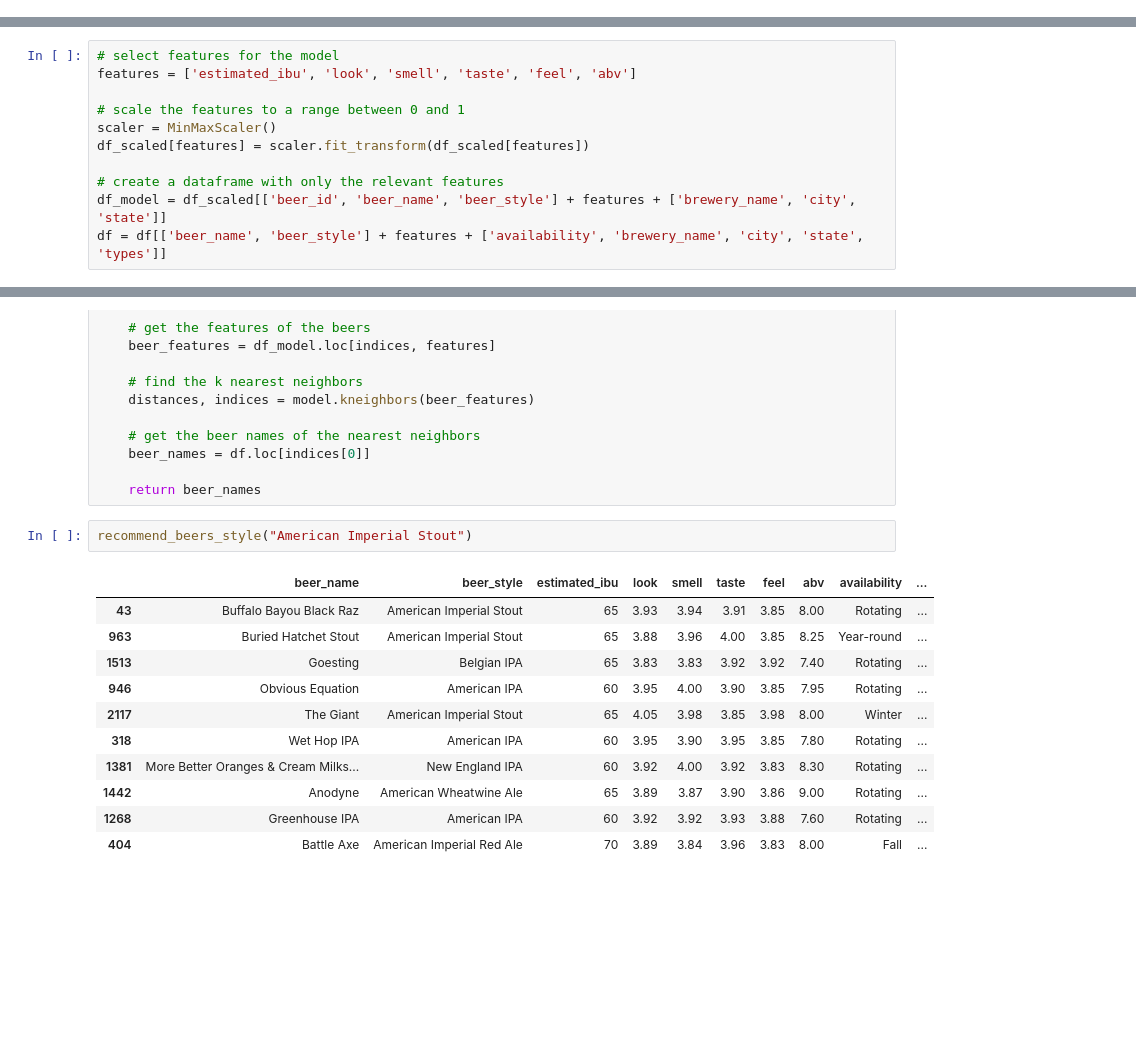
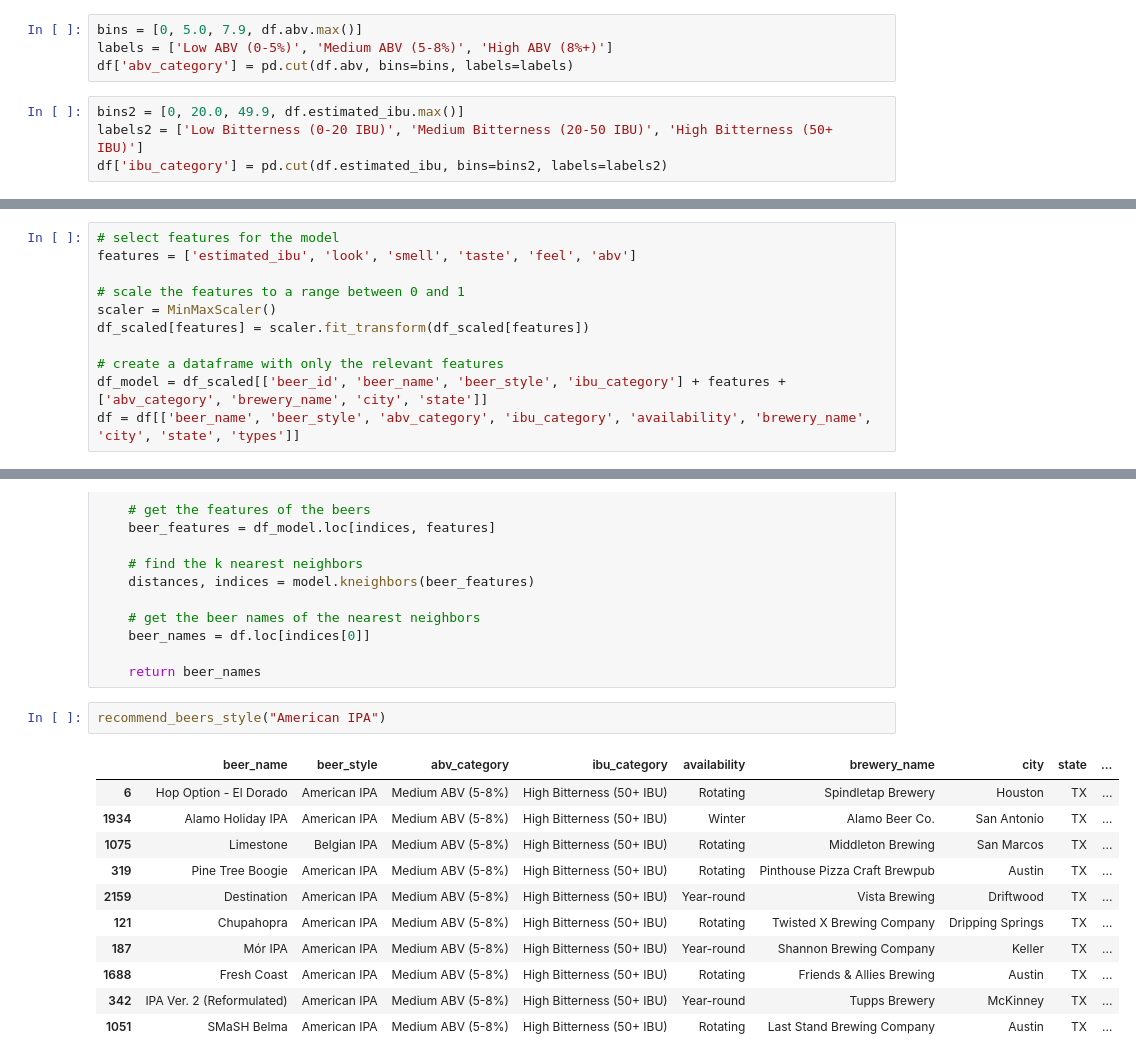
Before and after one commit to WilliamDHughes/smu_project4_beer_reviews, a Jupyter notebook: Beer Recommender Final.ipynb, the cells around one changed output, grey strips where cells are left out. Saved outputs shown, nothing was run; the diff lists cells and outputs as text; blank space fills up the shorter version.

Commit message:
added 3rd recommendation model

```diff
--- a/Beer Recommender Final.ipynb
+++ b/Beer Recommender Final.ipynb
@@ -4,3 +4,11 @@ from sklearn.preprocessing import MinMaxScaler
 import numpy as np
 
 df = pd.read_csv("Resources/Clean/aggregated_review_scores.csv")
+# %%
+bins = [0, 5.0, 7.9, df.abv.max()]
+labels = ['Low ABV (0-5%)', 'Medium ABV (5-8%)', 'High ABV (8%+)']
+df['abv_category'] = pd.cut(df.abv, bins=bins, labels=labels)
+# %%
+bins2 = [0, 20.0, 49.9, df.estimated_ibu.max()]
+labels2 = ['Low Bitterness (0-20 IBU)', 'Medium Bitterness (20-50 IBU)', 'High Bitterness (50+ IBU)']
+df['ibu_category'] = pd.cut(df.estimated_ibu, bins=bins2, labels=labels2)
@@ -20,8 +37,8 @@ scaler = MinMaxScaler()
 df_scaled[features] = scaler.fit_transform(df_scaled[features])
 
 # create a dataframe with only the relevant features
-df_model = df_scaled[['beer_id', 'beer_name', 'beer_style'] + features + ['brewery_name', 'city', 'state']]
-df = df[['beer_name', 'beer_style'] + features + ['availability', 'brewery_name', 'city', 'state', 'types']]
+df_model = df_scaled[['beer_id', 'beer_name', 'beer_style', 'ibu_category'] + features + ['abv_category', 'brewery_name', 'city', 'state']]
+df = df[['beer_name', 'beer_style', 'abv_category', 'ibu_category', 'availability', 'brewery_name', 'city', 'state', 'types']]
 # %%
 from sklearn.neighbors import NearestNeighbors
 
@@ -84,16 +102,16 @@ def recommend_beers_style(beer_style):
 
     return beer_names
 # %%
-recommend_beers_style("American Imperial Stout")
+recommend_beers_style("American IPA")
 # %% [output]
-|  | beer_name | beer_style | estimated_ibu | look | smell | taste | feel | abv | availability | ... |
-| 43 | Buffalo Bayou Black Raz | American Imperial Stout | 65 | 3.93 | 3.94 | 3.91 | 3.85 | 8.00 | Rotating | ... |
-| 963 | Buried Hatchet Stout | American Imperial Stout | 65 | 3.88 | 3.96 | 4.00 | 3.85 | 8.25 | Year-round | ... |
-| 1513 | Goesting | Belgian IPA | 65 | 3.83 | 3.83 | 3.92 | 3.92 | 7.40 | Rotating | ... |
-| 946 | Obvious Equation | American IPA | 60 | 3.95 | 4.00 | 3.90 | 3.85 | 7.95 | Rotating | ... |
-| 2117 | The Giant | American Imperial Stout | 65 | 4.05 | 3.98 | 3.85 | 3.98 | 8.00 | Winter | ... |
-| 318 | Wet Hop IPA | American IPA | 60 | 3.95 | 3.90 | 3.95 | 3.85 | 7.80 | Rotating | ... |
-| 1381 | More Better Oranges & Cream Milks... | New England IPA | 60 | 3.92 | 4.00 | 3.92 | 3.83 | 8.30 | Rotating | ... |
-| 1442 | Anodyne | American Wheatwine Ale | 65 | 3.89 | 3.87 | 3.90 | 3.86 | 9.00 | Rotating | ... |
-| 1268 | Greenhouse IPA | American IPA | 60 | 3.92 | 3.92 | 3.93 | 3.88 | 7.60 | Rotating | ... |
-| 404 | Battle Axe | American Imperial Red Ale | 70 | 3.89 | 3.84 | 3.96 | 3.83 | 8.00 | Fall | ... |
+|  | beer_name | beer_style | abv_category | ibu_category | availability | brewery_name | city | state | ... |
+| 6 | Hop Option - El Dorado | American IPA | Medium ABV (5-8%) | High Bitterness (50+ IBU) | Rotating | Spindletap Brewery | Houston | TX | ... |
+| 1934 | Alamo Holiday IPA | American IPA | Medium ABV (5-8%) | High Bitterness (50+ IBU) | Winter | Alamo Beer Co. | San Antonio | TX | ... |
+| 1075 | Limestone | Belgian IPA | Medium ABV (5-8%) | High Bitterness (50+ IBU) | Rotating | Middleton Brewing | San Marcos | TX | ... |
+| 319 | Pine Tree Boogie | American IPA | Medium ABV (5-8%) | High Bitterness (50+ IBU) | Rotating | Pinthouse Pizza Craft Brewpub | Austin | TX | ... |
+| 2159 | Destination | American IPA | Medium ABV (5-8%) | High Bitterness (50+ IBU) | Year-round | Vista Brewing | Driftwood | TX | ... |
+| 121 | Chupahopra | American IPA | Medium ABV (5-8%) | High Bitterness (50+ IBU) | Rotating | Twisted X Brewing Company | Dripping Springs | TX | ... |
+| 187 | Mór IPA | American IPA | Medium ABV (5-8%) | High Bitterness (50+ IBU) | Year-round | Shannon Brewing Company | Keller | TX | ... |
+| 1688 | Fresh Coast | American IPA | Medium ABV (5-8%) | High Bitterness (50+ IBU) | Rotating | Friends & Allies Brewing | Austin | TX | ... |
+| 342 | IPA Ver. 2 (Reformulated) | American IPA | Medium ABV (5-8%) | High Bitterness (50+ IBU) | Year-round | Tupps Brewery | McKinney | TX | ... |
+| 1051 | SMaSH Belma | American IPA | Medium ABV (5-8%) | High Bitterness (50+ IBU) | Rotating | Last Stand Brewing Company | Austin | TX | ... |
```
Also changed, not shown: parts of 5 cells of this notebook.
